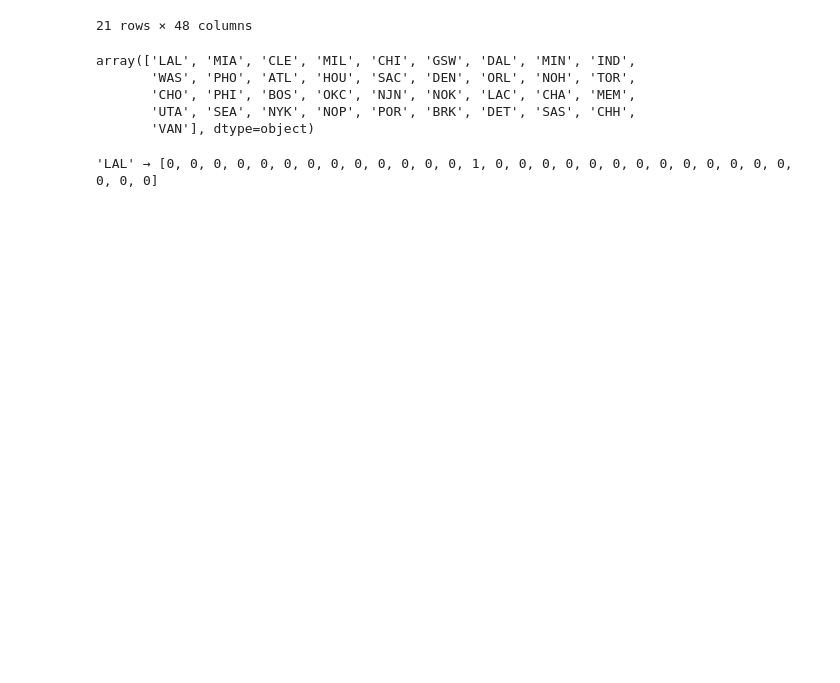
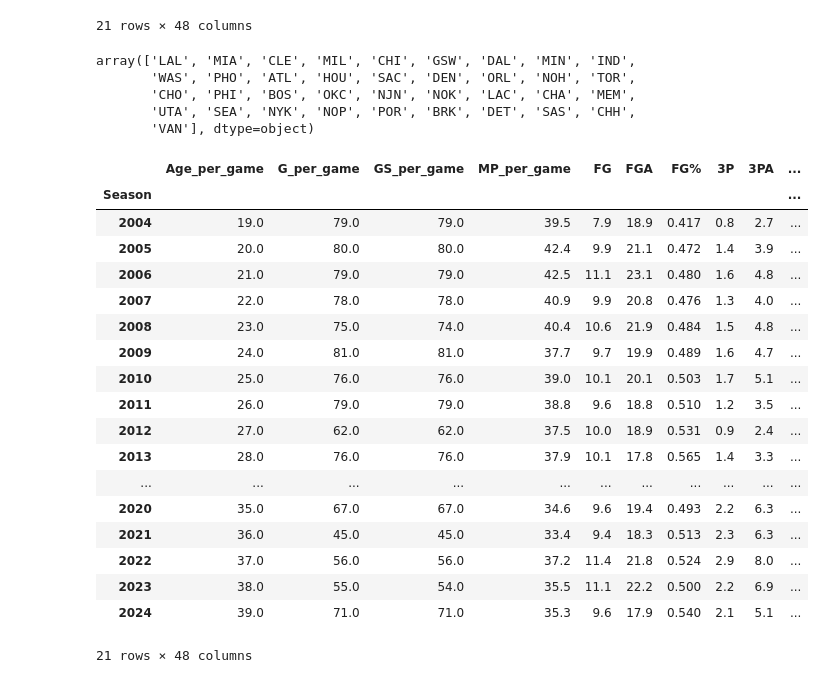
Before and after one commit to kevinfabrega/NBA-Summer-Project, a Jupyter notebook: NBA_PROJECT_copy_Mr.Planck.ipynb, the cells around one changed output. Cells and saved outputs as stored; diff of their text form; code cells hidden in the pictures; blank space fills up the shorter version.

```diff
--- a/NBA_PROJECT_copy_Mr.Planck.ipynb
+++ b/NBA_PROJECT_copy_Mr.Planck.ipynb
@@ -145,6 +132,7 @@ array(['LAL', 'MIA', 'CLE', 'MIL', 'CHI', 'GSW', 'DAL', 'MIN', 'IND',
        'UTA', 'SEA', 'NYK', 'NOP', 'POR', 'BRK', 'DET', 'SAS', 'CHH',
        'VAN'], dtype=object)
 # %%
+###################################################################
 equivalencias = {
     'NOH': 'NOP',
     'NOK': 'NOP',
@@ -160,17 +148,59 @@ equipos_unicos = sorted(np.unique(arr_unificado))
 # Crear diccionario de índices para codificación one-hot
 equipo_a_idx = {equipo: idx for idx, equipo in enumerate(equipos_unicos)}
 
-# Codificar cada equipo como vector one-hot
+# Codificar cada equipo como vector one-hot. Aquesta funció rep les abreviatures DIRECTAMENT i les transforma en la llista dessitjada
 def one_hot(equipo):
     vec = [0] * len(equipos_unicos)
     idx = equipo_a_idx[equivalencias.get(equipo, equipo)]
     vec[idx] = 1
     return vec
+###################################################################
 
 # Lista de vectores one-hot
 vectores_one_hot = [one_hot(equipo) for equipo in Team_f]
 
 # Ejemplo: mostrar el primero
-print(f"'{Team_f[0]}' → {vectores_one_hot[0]}")
+for i in range(len(Team_f)):
+  print(f"'{Team_f[i]}' → {vectores_one_hot[i]}")
-# %% [output]
-'LAL' → [0, 0, 0, 0, 0, 0, 0, 0, 0, 0, 0, 0, 0, 1, 0, 0, 0, 0, 0, 0, 0, 0, 0, 0, 0, 0, 0, 0, 0, 0]
+# %%
+LeBron['team'] = LeBron.iloc[:,1].apply(one_hot)
+LeBron = LeBron.drop(columns='Team_per_game')
+LeBron
+# %%
+################################################################### El mateix dels equips però amb les posicions
+arr_unificado = np.array([equivalencias.get(equipo, equipo) for equipo in Team_f])
+equipos_unicos = sorted(np.unique(arr_unificado))
+pos_possibles=['PG','SG','SF','PF','C']
+# Crear diccionario de índices para codificación one-hot
+pos_a_idx = {pos: idx for idx, pos in enumerate(pos_possibles)}
+
+def one_hotp(pos):
+    vec = [0] * len(pos_possibles)
+    idx1 = pos_a_idx[pos]
+    vec[idx1] = 1
+    return vec
+###################################################################
+# %%
+LeBron['pos'] = LeBron.iloc[:,1].apply(one_hotp)
+LeBron = LeBron.drop(columns='Pos_per_game')
+LeBron
+# %% [output]
+|  | Age_per_game | G_per_game | GS_per_game | MP_per_game | FG | FGA | FG% | 3P | 3PA | ... |
+| Season |  |  |  |  |  |  |  |  |  | ... |
+| 2004 | 19.0 | 79.0 | 79.0 | 39.5 | 7.9 | 18.9 | 0.417 | 0.8 | 2.7 | ... |
+| 2005 | 20.0 | 80.0 | 80.0 | 42.4 | 9.9 | 21.1 | 0.472 | 1.4 | 3.9 | ... |
+| 2006 | 21.0 | 79.0 | 79.0 | 42.5 | 11.1 | 23.1 | 0.480 | 1.6 | 4.8 | ... |
+| 2007 | 22.0 | 78.0 | 78.0 | 40.9 | 9.9 | 20.8 | 0.476 | 1.3 | 4.0 | ... |
+| 2008 | 23.0 | 75.0 | 74.0 | 40.4 | 10.6 | 21.9 | 0.484 | 1.5 | 4.8 | ... |
+| 2009 | 24.0 | 81.0 | 81.0 | 37.7 | 9.7 | 19.9 | 0.489 | 1.6 | 4.7 | ... |
+| 2010 | 25.0 | 76.0 | 76.0 | 39.0 | 10.1 | 20.1 | 0.503 | 1.7 | 5.1 | ... |
+| 2011 | 26.0 | 79.0 | 79.0 | 38.8 | 9.6 | 18.8 | 0.510 | 1.2 | 3.5 | ... |
+| 2012 | 27.0 | 62.0 | 62.0 | 37.5 | 10.0 | 18.9 | 0.531 | 0.9 | 2.4 | ... |
+| 2013 | 28.0 | 76.0 | 76.0 | 37.9 | 10.1 | 17.8 | 0.565 | 1.4 | 3.3 | ... |
+| ... | ... | ... | ... | ... | ... | ... | ... | ... | ... | ... |
+| 2020 | 35.0 | 67.0 | 67.0 | 34.6 | 9.6 | 19.4 | 0.493 | 2.2 | 6.3 | ... |
+| 2021 | 36.0 | 45.0 | 45.0 | 33.4 | 9.4 | 18.3 | 0.513 | 2.3 | 6.3 | ... |
+| 2022 | 37.0 | 56.0 | 56.0 | 37.2 | 11.4 | 21.8 | 0.524 | 2.9 | 8.0 | ... |
+| 2023 | 38.0 | 55.0 | 54.0 | 35.5 | 11.1 | 22.2 | 0.500 | 2.2 | 6.9 | ... |
+| 2024 | 39.0 | 71.0 | 71.0 | 35.3 | 9.6 | 17.9 | 0.540 | 2.1 | 5.1 | ... |
+21 rows × 48 columns
```
Also changed, not shown: parts of 2 cells of this notebook.
